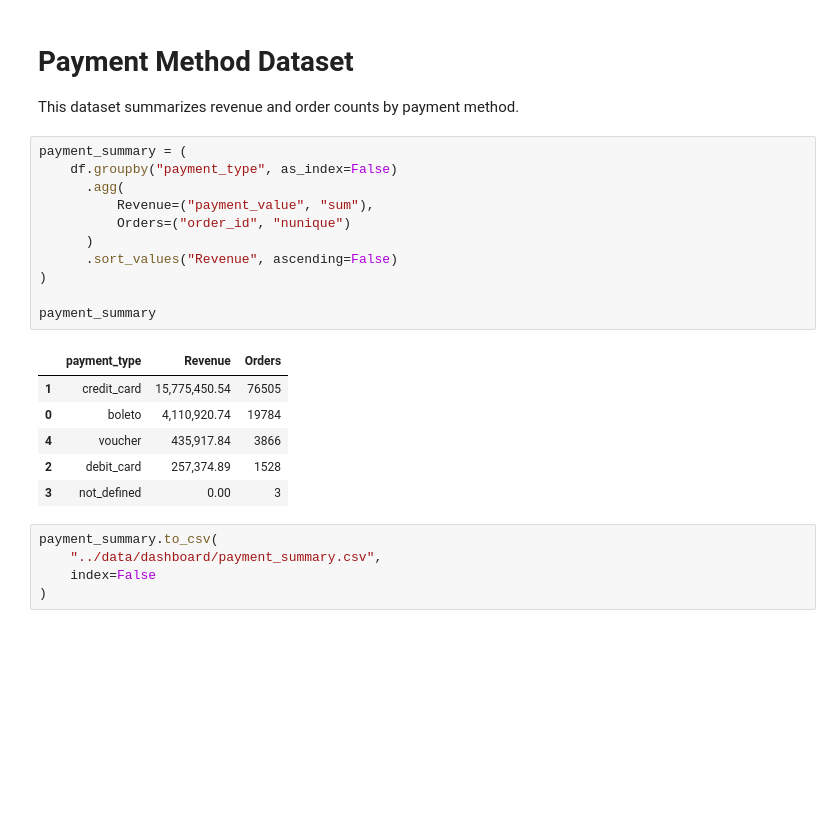
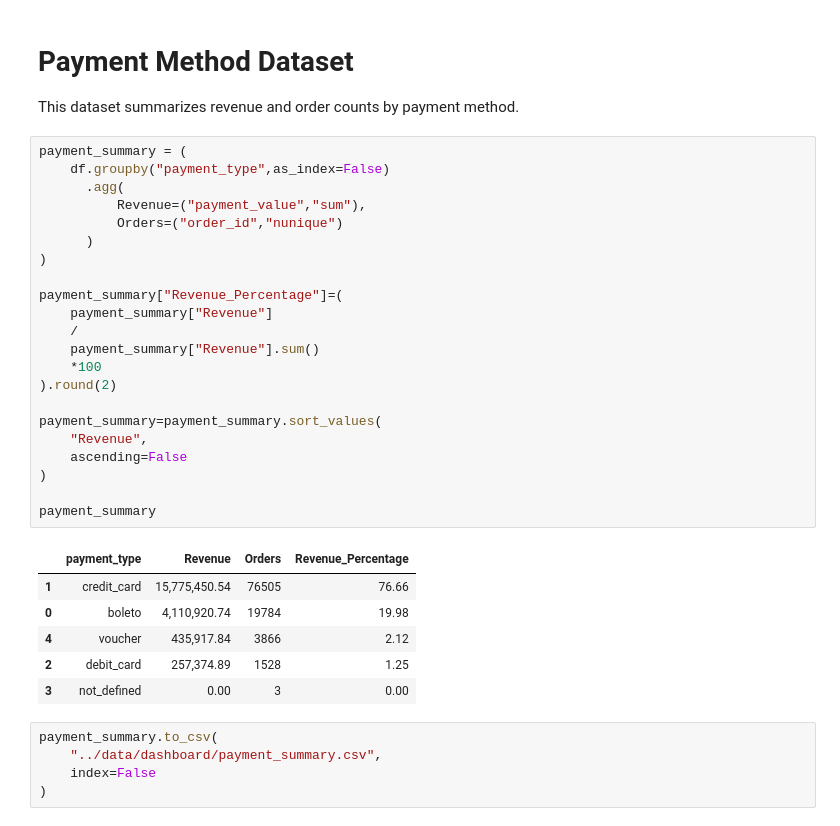
Before and after one commit to CepinMarsal/E-commerce_BusinessAnalysis, a Jupyter notebook: notebooks/03_dashboard_dataset.ipynb, the cells around one changed output. Drawn from its saved outputs; the diff is of its cells as text; blank space fills up the shorter version.

```diff
--- a/notebooks/03_dashboard_dataset.ipynb
+++ b/notebooks/03_dashboard_dataset.ipynb
@@ -319,22 +365,33 @@ aov_dataset.to_csv(
 This dataset summarizes revenue and order counts by payment method.
 # %%
 payment_summary = (
-    df.groupby("payment_type", as_index=False)
+    df.groupby("payment_type",as_index=False)
       .agg(
-          Revenue=("payment_value", "sum"),
-          Orders=("order_id", "nunique")
+          Revenue=("payment_value","sum"),
+          Orders=("order_id","nunique")
       )
-      .sort_values("Revenue", ascending=False)
+)
+
+payment_summary["Revenue_Percentage"]=(
+    payment_summary["Revenue"]
+    /
+    payment_summary["Revenue"].sum()
+    *100
+).round(2)
+
+payment_summary=payment_summary.sort_values(
+    "Revenue",
+    ascending=False
 )
 
 payment_summary
 # %% [output]
-|  | payment_type | Revenue | Orders |
-| 1 | credit_card | 15,775,450.54 | 76505 |
-| 0 | boleto | 4,110,920.74 | 19784 |
-| 4 | voucher | 435,917.84 | 3866 |
-| 2 | debit_card | 257,374.89 | 1528 |
-| 3 | not_defined | 0.00 | 3 |
+|  | payment_type | Revenue | Orders | Revenue_Percentage |
+| 1 | credit_card | 15,775,450.54 | 76505 | 76.66 |
+| 0 | boleto | 4,110,920.74 | 19784 | 19.98 |
+| 4 | voucher | 435,917.84 | 3866 | 2.12 |
+| 2 | debit_card | 257,374.89 | 1528 | 1.25 |
+| 3 | not_defined | 0.00 | 3 | 0.00 |
 # %%
 payment_summary.to_csv(
     "../data/dashboard/payment_summary.csv",
```
Also changed, not shown: parts of 6 cells of this notebook, 4 other files.
